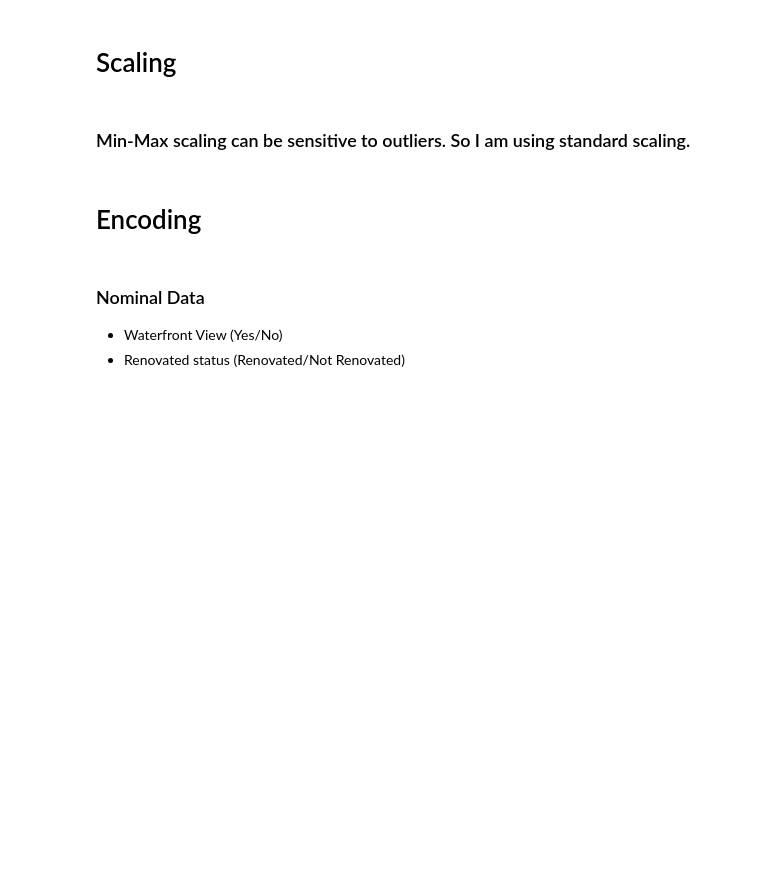
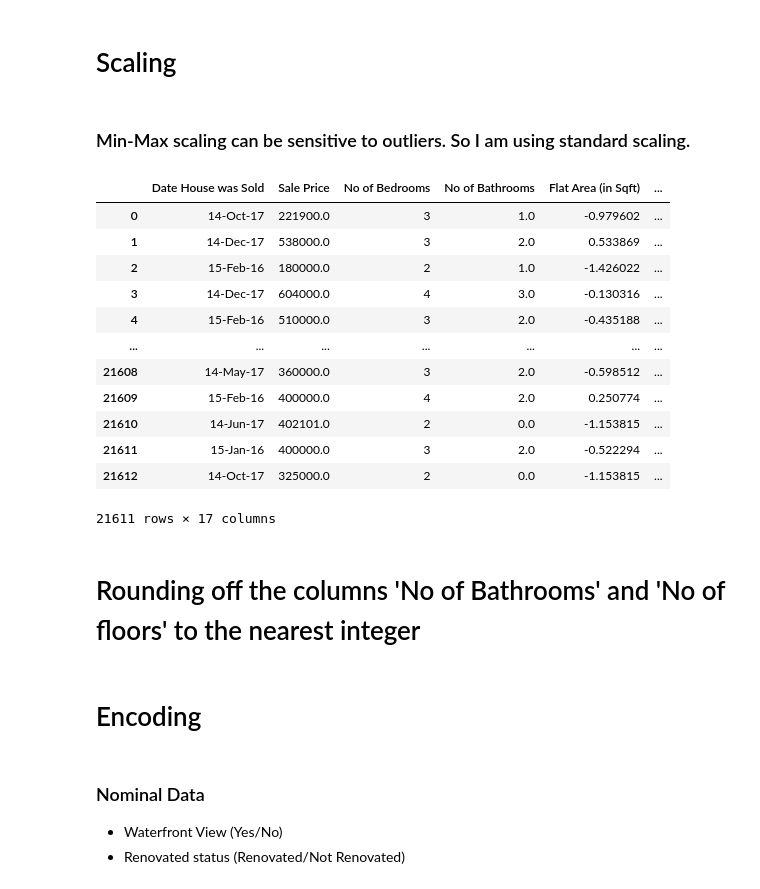
Before and after one commit to JYOTHY-DAS/DSA2024, a Jupyter notebook: Preprocessing_House_Price.ipynb, the cells around one changed output. Cells and saved outputs as stored; diff of their text form; code cells hidden in the pictures; blank space fills up the shorter version.

```diff
--- a/Preprocessing_House_Price.ipynb
+++ b/Preprocessing_House_Price.ipynb
@@ -288,11 +402,27 @@ print("Updated number of columns:",updated_columns)
 # %%
 from sklearn.preprocessing import StandardScaler
 
 numerical_cols=['Flat Area (in Sqft)',
 'Lot Area (in Sqft)','Living Area after Renovation (in Sqft)','Lot Area after Renovation (in Sqft)',
 'Area of the House from Basement (in Sqft)','Basement Area (in Sqft)','Age of House (in Years)']
 
 # Standard Scaling
 std_scaler = StandardScaler()
 data_standard_scaled[numerical_cols] = standard_scaler.fit_transform(data[numerical_cols])
-data_standard_scaled
+display(data_standard_scaled)
+# %% [output]
+|  | Date House was Sold | Sale Price | No of Bedrooms | No of Bathrooms | Flat Area (in Sqft) | ... |
+| 0 | 14-Oct-17 | 221900.0 | 3 | 1.0 | -0.979602 | ... |
+| 1 | 14-Dec-17 | 538000.0 | 3 | 2.0 | 0.533869 | ... |
+| 2 | 15-Feb-16 | 180000.0 | 2 | 1.0 | -1.426022 | ... |
+| 3 | 14-Dec-17 | 604000.0 | 4 | 3.0 | -0.130316 | ... |
+| 4 | 15-Feb-16 | 510000.0 | 3 | 2.0 | -0.435188 | ... |
+| ... | ... | ... | ... | ... | ... | ... |
+| 21608 | 14-May-17 | 360000.0 | 3 | 2.0 | -0.598512 | ... |
+| 21609 | 15-Feb-16 | 400000.0 | 4 | 2.0 | 0.250774 | ... |
+| 21610 | 14-Jun-17 | 402101.0 | 2 | 0.0 | -1.153815 | ... |
+| 21611 | 15-Jan-16 | 400000.0 | 3 | 2.0 | -0.522294 | ... |
+| 21612 | 14-Oct-17 | 325000.0 | 2 | 0.0 | -1.153815 | ... |
+21611 rows × 17 columns
+# %% [markdown]
+# Rounding off the columns 'No of Bathrooms' and 'No of floors' to the nearest integer
```
Also changed, not shown: parts of 26 cells of this notebook.
